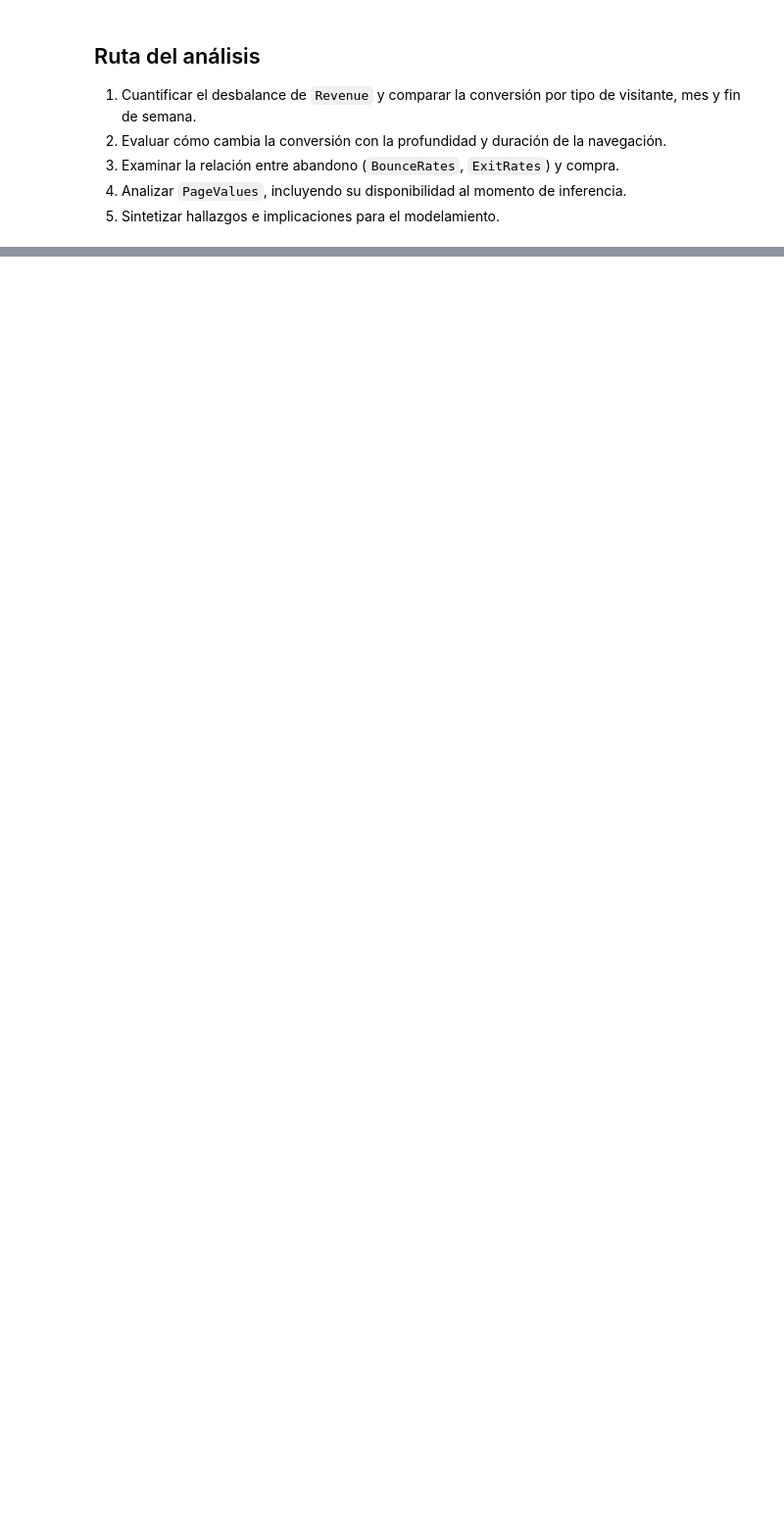
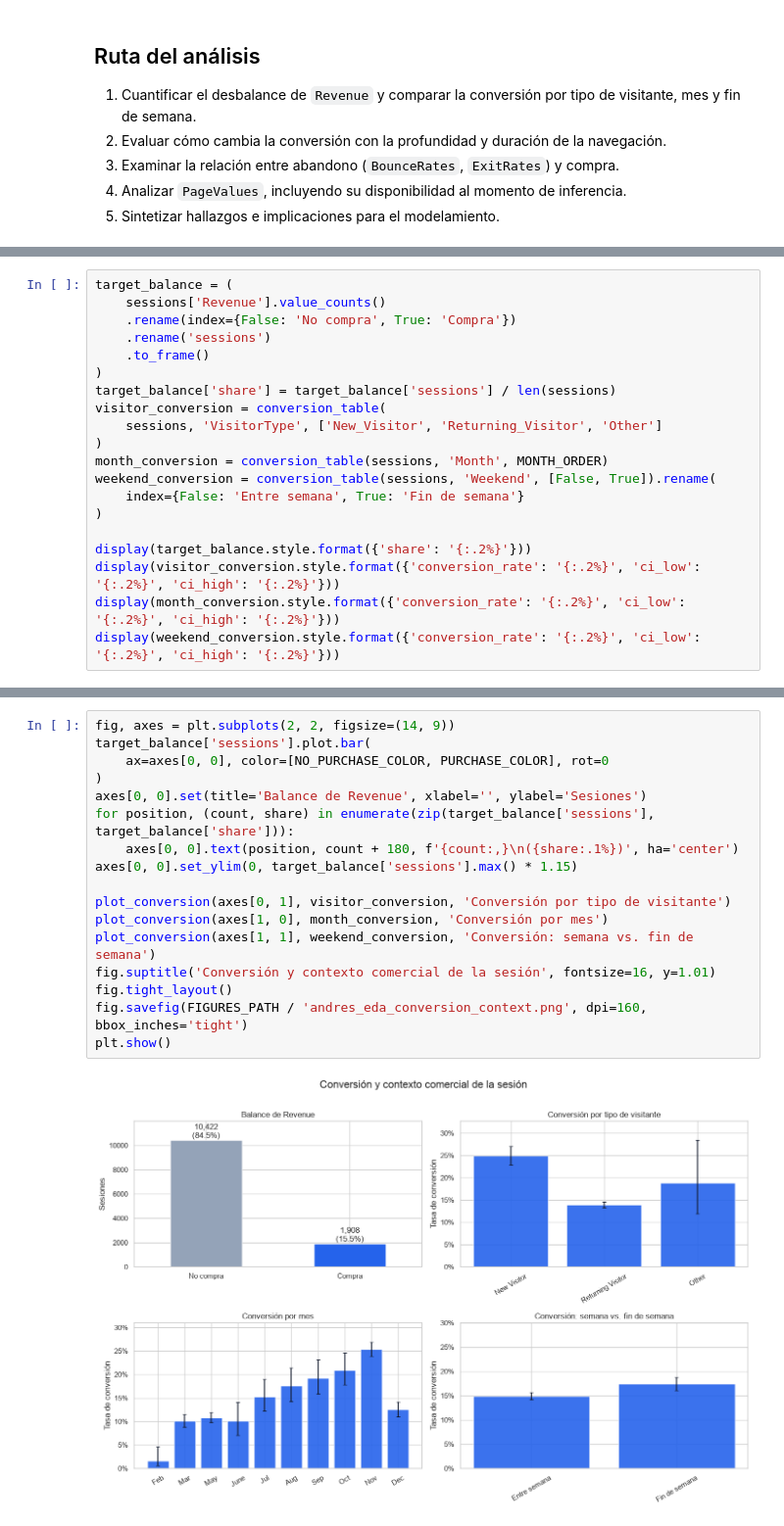
Before and after one commit to aladelca/maia_despliegue_soluciones_microproyecto, a Jupyter notebook: notebooks/09_eda_business_purchase_probability.ipynb, the cells around one changed output, grey strips where cells are left out. Shown at 98% size. Saved outputs shown, nothing was run; the diff lists cells and outputs as text; blank space fills up the shorter version.

Commit message:
docs(eda): analizar conversion y contexto comercial

```diff
--- a/notebooks/09_eda_business_purchase_probability.ipynb
+++ b/notebooks/09_eda_business_purchase_probability.ipynb
@@ -43,0 +94,20 @@ sessions.head()
+# %%
+target_balance = (
+    sessions['Revenue'].value_counts()
+    .rename(index={False: 'No compra', True: 'Compra'})
+    .rename('sessions')
+    .to_frame()
+)
+target_balance['share'] = target_balance['sessions'] / len(sessions)
+visitor_conversion = conversion_table(
+    sessions, 'VisitorType', ['New_Visitor', 'Returning_Visitor', 'Other']
+)
+month_conversion = conversion_table(sessions, 'Month', MONTH_ORDER)
+weekend_conversion = conversion_table(sessions, 'Weekend', [False, True]).rename(
+    index={False: 'Entre semana', True: 'Fin de semana'}
+)
+
+display(target_balance.style.format({'share': '{:.2%}'}))
+display(visitor_conversion.style.format({'conversion_rate': '{:.2%}', 'ci_low': '{:.2%}', 'ci_high': '{:.2%}'}))
+display(month_conversion.style.format({'conversion_rate': '{:.2%}', 'ci_low': '{:.2%}', 'ci_high': '{:.2%}'}))
+display(weekend_conversion.style.format({'conversion_rate': '{:.2%}', 'ci_low': '{:.2%}', 'ci_high': '{:.2%}'}))
@@ -43,0 +140,19 @@ sessions.head()
+# %%
+fig, axes = plt.subplots(2, 2, figsize=(14, 9))
+target_balance['sessions'].plot.bar(
+    ax=axes[0, 0], color=[NO_PURCHASE_COLOR, PURCHASE_COLOR], rot=0
+)
+axes[0, 0].set(title='Balance de Revenue', xlabel='', ylabel='Sesiones')
+for position, (count, share) in enumerate(zip(target_balance['sessions'], target_balance['share'])):
+    axes[0, 0].text(position, count + 180, f'{count:,}\n({share:.1%})', ha='center')
+axes[0, 0].set_ylim(0, target_balance['sessions'].max() * 1.15)
+
+plot_conversion(axes[0, 1], visitor_conversion, 'Conversión por tipo de visitante')
+plot_conversion(axes[1, 0], month_conversion, 'Conversión por mes')
+plot_conversion(axes[1, 1], weekend_conversion, 'Conversión: semana vs. fin de semana')
+fig.suptitle('Conversión y contexto comercial de la sesión', fontsize=16, y=1.01)
+fig.tight_layout()
+fig.savefig(FIGURES_PATH / 'andres_eda_conversion_context.png', dpi=160, bbox_inches='tight')
+plt.show()
+# %% [output]
+[figure, added]
```
Also changed, not shown: parts of 6 cells of this notebook, 1 other file.
